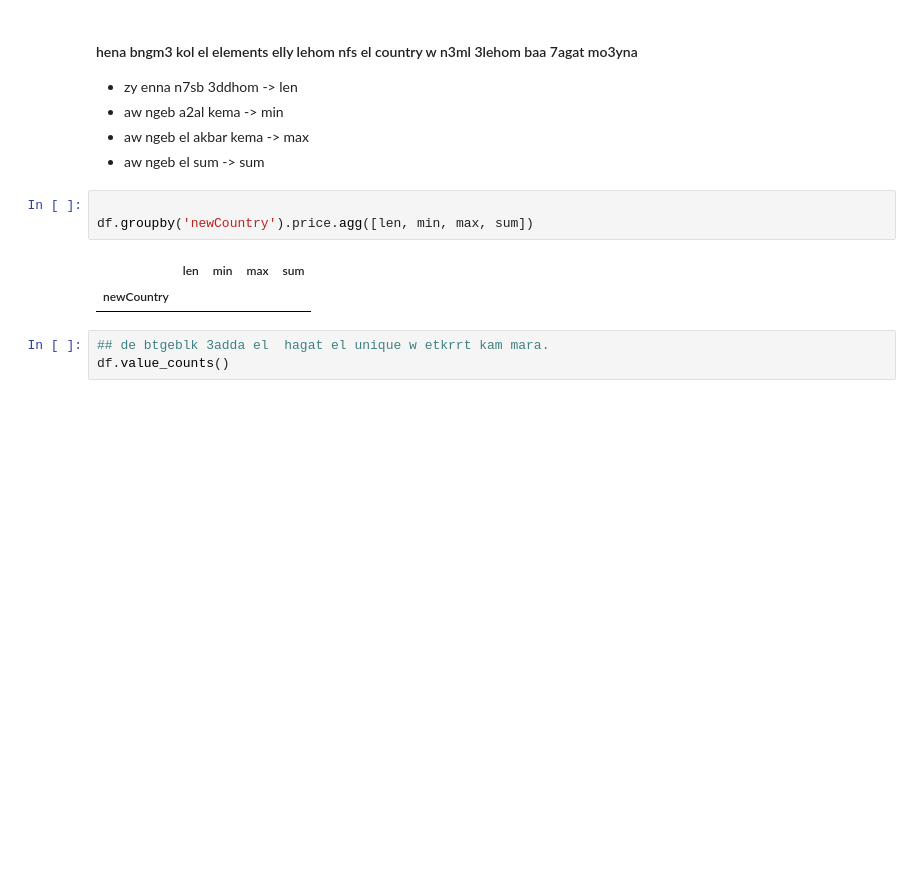
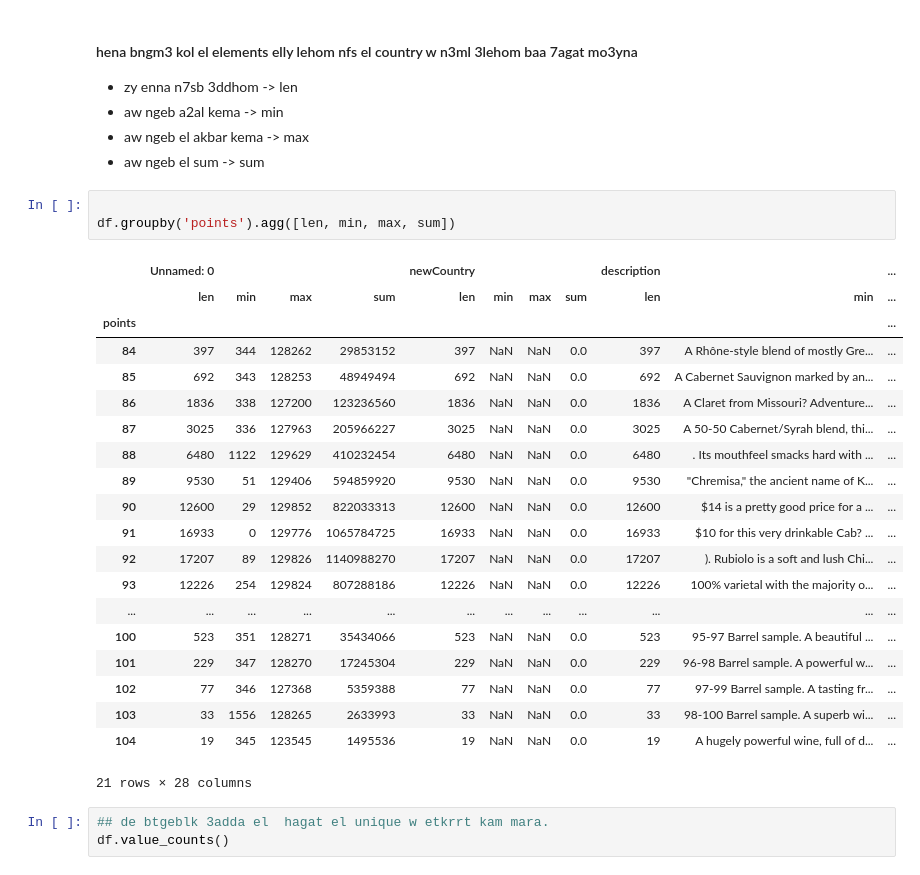
Before and after one commit to abdelazizSalah/Machine-Learning-Track, a Jupyter notebook: 180Course/session3/pandas.ipynb, the cells around one changed output. Drawn from its saved outputs; the diff is of its cells as text; blank space fills up the shorter version.

```diff
--- a/180Course/session3/pandas.ipynb
+++ b/180Course/session3/pandas.ipynb
@@ -516,10 +516,28 @@ df
 * aw ngeb el sum -> sum
 # %%
 
-df.groupby('newCountry').price.agg([len, min, max, sum])
+df.groupby('points').agg([len, min, max, sum])
 # %% [output]
-|  | len | min | max | sum |
-| newCountry |  |  |  |  |
+|  | Unnamed: 0 |  |  |  | newCountry |  |  |  | description |  | ... |
+|  | len | min | max | sum | len | min | max | sum | len | min | ... |
+| points |  |  |  |  |  |  |  |  |  |  | ... |
+| 84 | 397 | 344 | 128262 | 29853152 | 397 | NaN | NaN | 0.0 | 397 | A Rhône-style blend of mostly Gre... | ... |
+| 85 | 692 | 343 | 128253 | 48949494 | 692 | NaN | NaN | 0.0 | 692 | A Cabernet Sauvignon marked by an... | ... |
+| 86 | 1836 | 338 | 127200 | 123236560 | 1836 | NaN | NaN | 0.0 | 1836 | A Claret from Missouri? Adventure... | ... |
+| 87 | 3025 | 336 | 127963 | 205966227 | 3025 | NaN | NaN | 0.0 | 3025 | A 50-50 Cabernet/Syrah blend, thi... | ... |
+| 88 | 6480 | 1122 | 129629 | 410232454 | 6480 | NaN | NaN | 0.0 | 6480 | . Its mouthfeel smacks hard with ... | ... |
+| 89 | 9530 | 51 | 129406 | 594859920 | 9530 | NaN | NaN | 0.0 | 9530 | "Chremisa," the ancient name of K... | ... |
+| 90 | 12600 | 29 | 129852 | 822033313 | 12600 | NaN | NaN | 0.0 | 12600 | $14 is a pretty good price for a ... | ... |
+| 91 | 16933 | 0 | 129776 | 1065784725 | 16933 | NaN | NaN | 0.0 | 16933 | $10 for this very drinkable Cab? ... | ... |
+| 92 | 17207 | 89 | 129826 | 1140988270 | 17207 | NaN | NaN | 0.0 | 17207 | ). Rubiolo is a soft and lush Chi... | ... |
+| 93 | 12226 | 254 | 129824 | 807288186 | 12226 | NaN | NaN | 0.0 | 12226 | 100% varietal with the majority o... | ... |
+| ... | ... | ... | ... | ... | ... | ... | ... | ... | ... | ... | ... |
+| 100 | 523 | 351 | 128271 | 35434066 | 523 | NaN | NaN | 0.0 | 523 | 95-97 Barrel sample. A beautiful ... | ... |
+| 101 | 229 | 347 | 128270 | 17245304 | 229 | NaN | NaN | 0.0 | 229 | 96-98 Barrel sample. A powerful w... | ... |
+| 102 | 77 | 346 | 127368 | 5359388 | 77 | NaN | NaN | 0.0 | 77 | 97-99 Barrel sample. A tasting fr... | ... |
+| 103 | 33 | 1556 | 128265 | 2633993 | 33 | NaN | NaN | 0.0 | 33 | 98-100 Barrel sample. A superb wi... | ... |
+| 104 | 19 | 345 | 123545 | 1495536 | 19 | NaN | NaN | 0.0 | 19 | A hugely powerful wine, full of d... | ... |
+21 rows × 28 columns
 # %%
 ## de btgeblk 3adda el  hagat el unique w etkrrt kam mara.
 df.value_counts()
```
Also changed, not shown: 4 other files.
